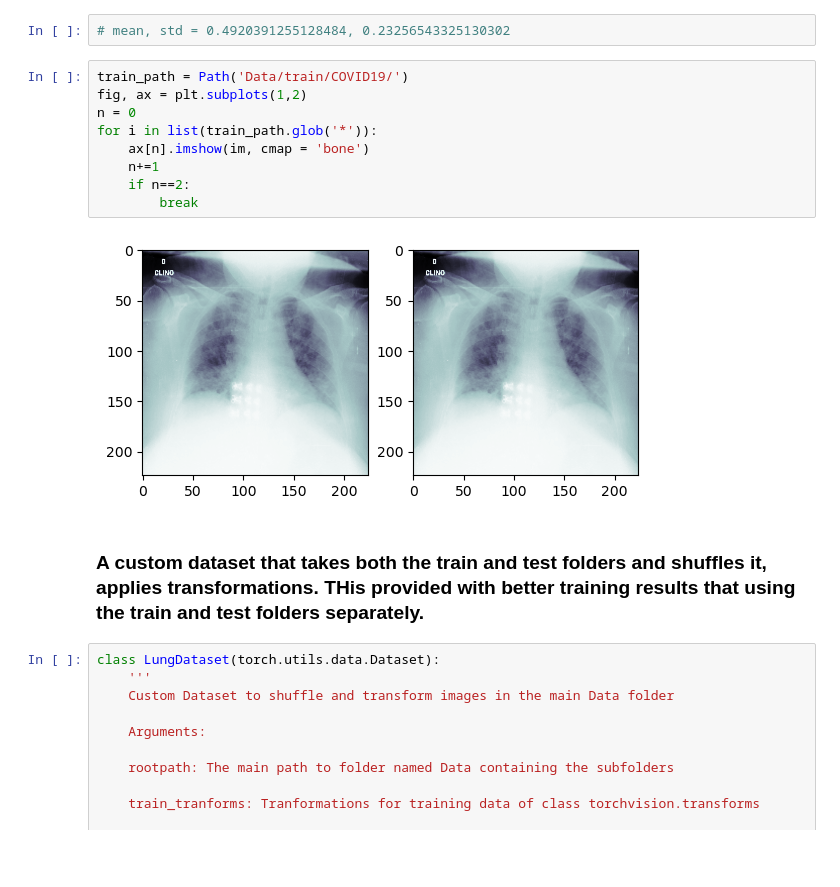
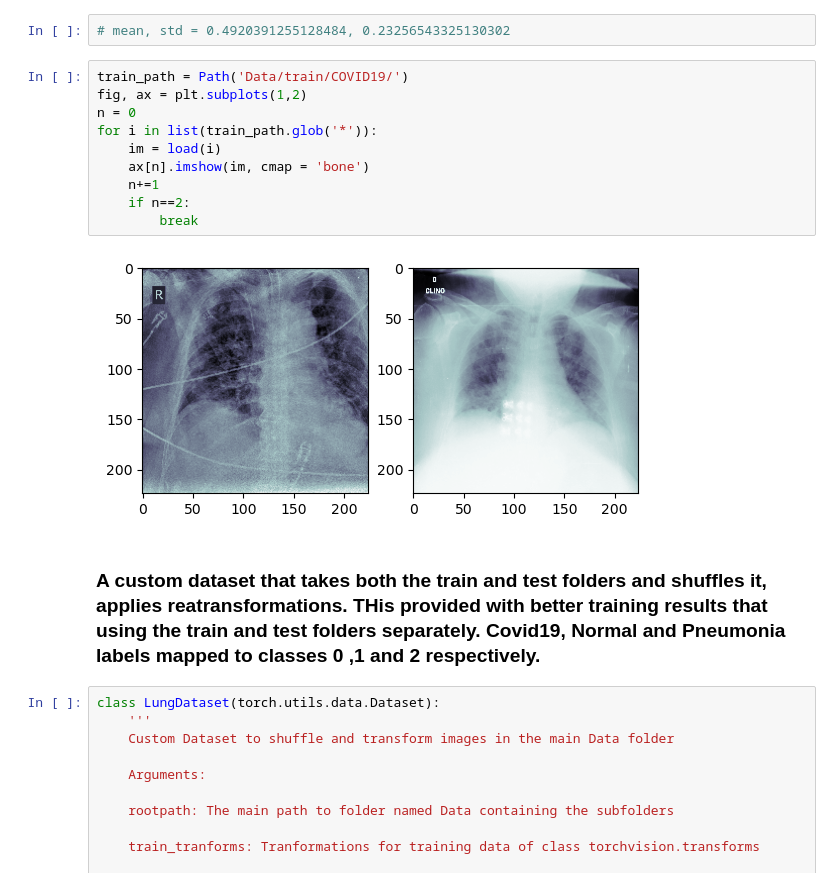
Before and after one commit to Sesha130795/COVID_PneumoniaDetection, a Jupyter notebook: Notebook.ipynb, the cells around one changed output. Cells and saved outputs as stored; diff of their text form; blank space fills up the shorter version.

```diff
--- a/Notebook.ipynb
+++ b/Notebook.ipynb
@@ -102,16 +100,17 @@ val_transform =  transforms.Compose([transforms.ToTensor(), transforms.Normalize
 # %%
 train_path = Path('Data/train/COVID19/')
 fig, ax = plt.subplots(1,2)
 n = 0
 for i in list(train_path.glob('*')):
+    im = load(i)
     ax[n].imshow(im, cmap = 'bone')
     n+=1
     if n==2:
         break
 # %% [output]
-[figure, old version]
+[figure, new version]
 # %% [markdown]
-### A custom dataset that takes both the train and test folders and shuffles it, applies transformations. THis provided with better training results that using the train and test folders separately.
+### A custom dataset that takes both the train and test folders and shuffles it, applies reatransformations. THis provided with better training results that using the train and test folders separately. Covid19, Normal and Pneumonia labels  mapped to classes 0 ,1 and 2 respectively.
 # %%
 class LungDataset(torch.utils.data.Dataset):
     '''
```
Also changed, not shown: parts of 16 cells of this notebook.
